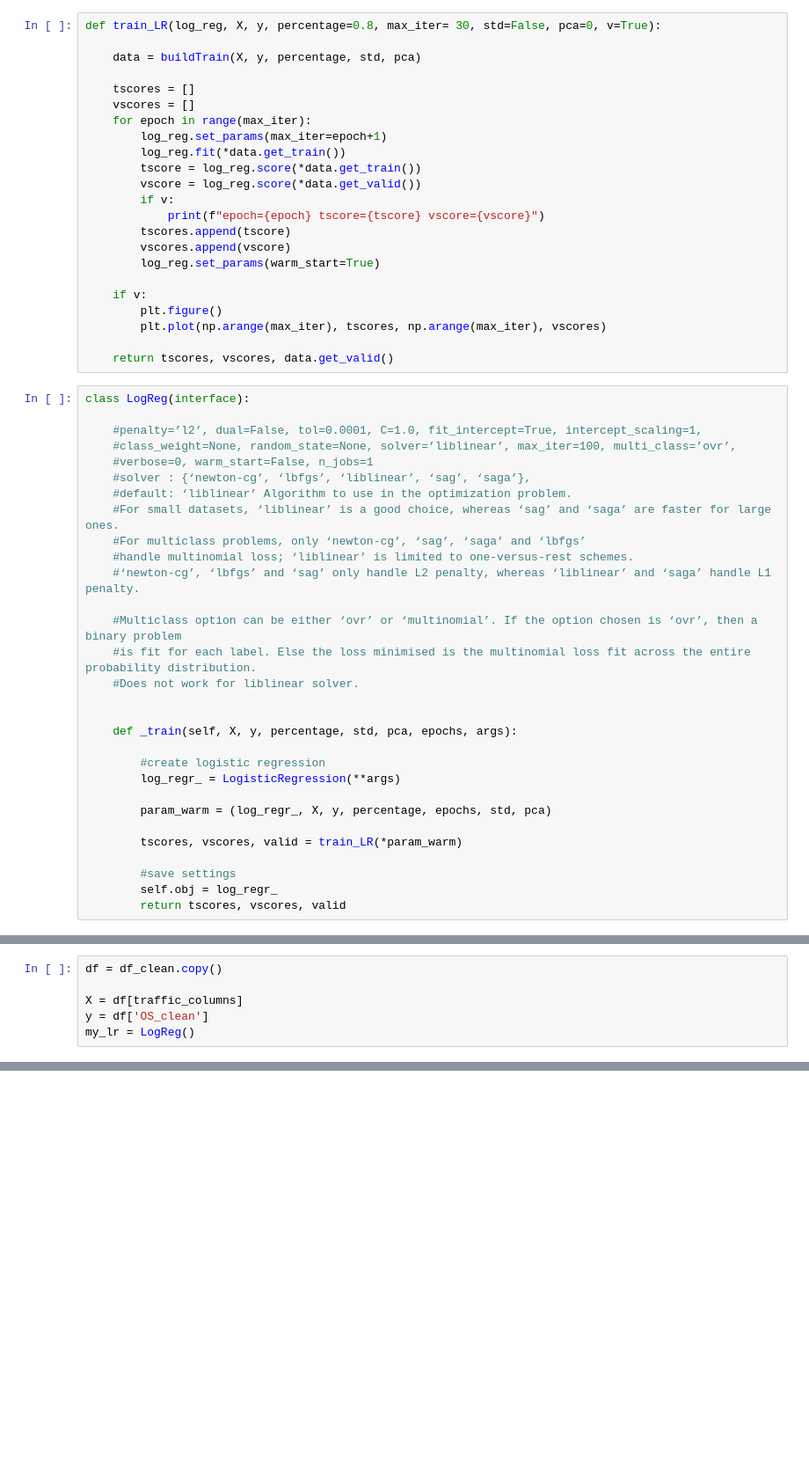
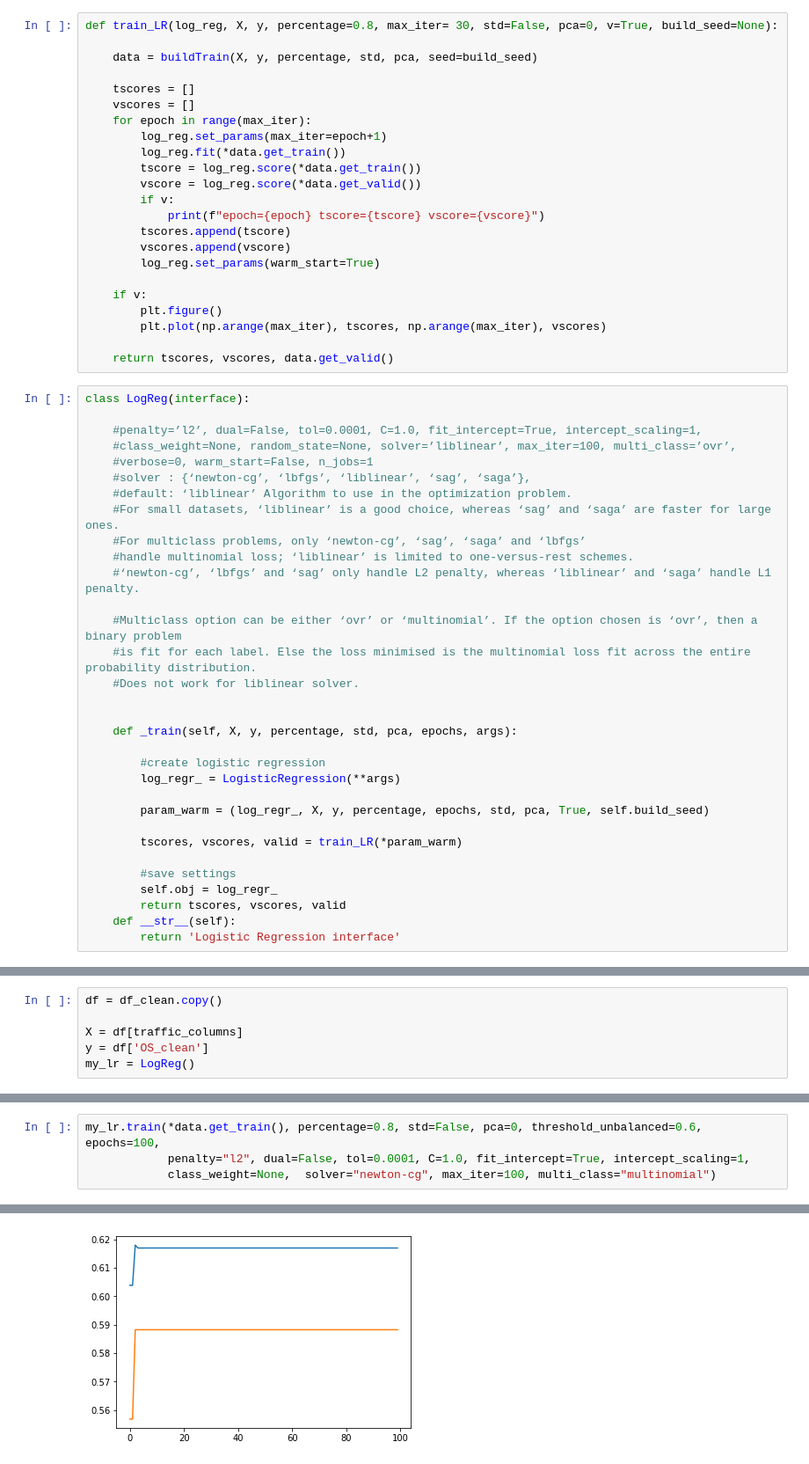
Before and after one commit to guglielmoG/MachineLearningVod, a Jupyter notebook: ML-Vod++.ipynb, the cells around one changed output, grey strips where cells are left out. Shown at 88% size. Cells and saved outputs as stored; diff of their text form; blank space fills up the shorter version.

```diff
--- a/ML-Vod++.ipynb
+++ b/ML-Vod++.ipynb
@@ -549,7 +554,7 @@ class MLP(interface):
 # %%
-def train_LR(log_reg, X, y, percentage=0.8, max_iter= 30, std=False, pca=0, v=True):
+def train_LR(log_reg, X, y, percentage=0.8, max_iter= 30, std=False, pca=0, v=True, build_seed=None):
 
-    data = buildTrain(X, y, percentage, std, pca)
+    data = buildTrain(X, y, percentage, std, pca, seed=build_seed)
 
     tscores = []
     vscores = []
@@ -592,10 +597,12 @@ class LogReg(interface):
         #create logistic regression
         log_regr_ = LogisticRegression(**args)
 
-        param_warm = (log_regr_, X, y, percentage, epochs, std, pca)
+        param_warm = (log_regr_, X, y, percentage, epochs, std, pca, True, self.build_seed)
 
         tscores, vscores, valid = train_LR(*param_warm)
 
         #save settings
         self.obj = log_regr_
         return tscores, vscores, valid
+    def __str__(self):
+        return 'Logistic Regression interface'
@@ -1001,0 +871,5 @@ epoch=49 tscore=0.7213403880070547 vscore=0.7484276729559748
+# %%
+my_lr.train(*data.get_train(), percentage=0.8, std=False, pca=0, threshold_unbalanced=0.6, epochs=100,
+            penalty="l2", dual=False, tol=0.0001, C=1.0, fit_intercept=True, intercept_scaling=1,
+            class_weight=None,  solver="newton-cg", max_iter=100, multi_class="multinomial")
+# %% [output]
@@ -1001,0 +893 @@ epoch=49 tscore=0.7213403880070547 vscore=0.7484276729559748
+[figure, added]
```
Also changed, not shown: parts of 31 cells of this notebook.
